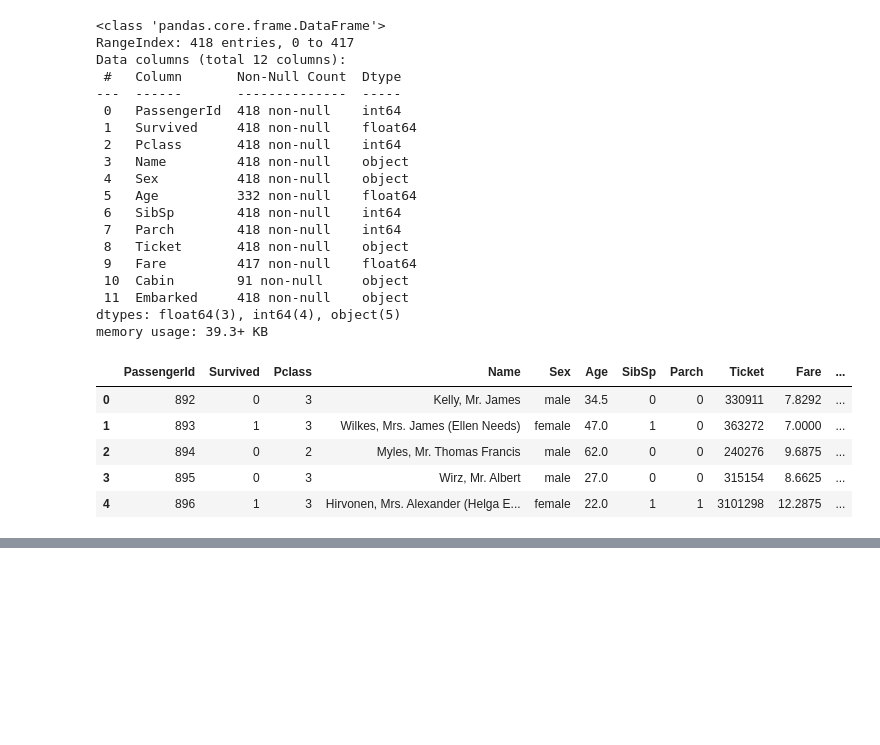
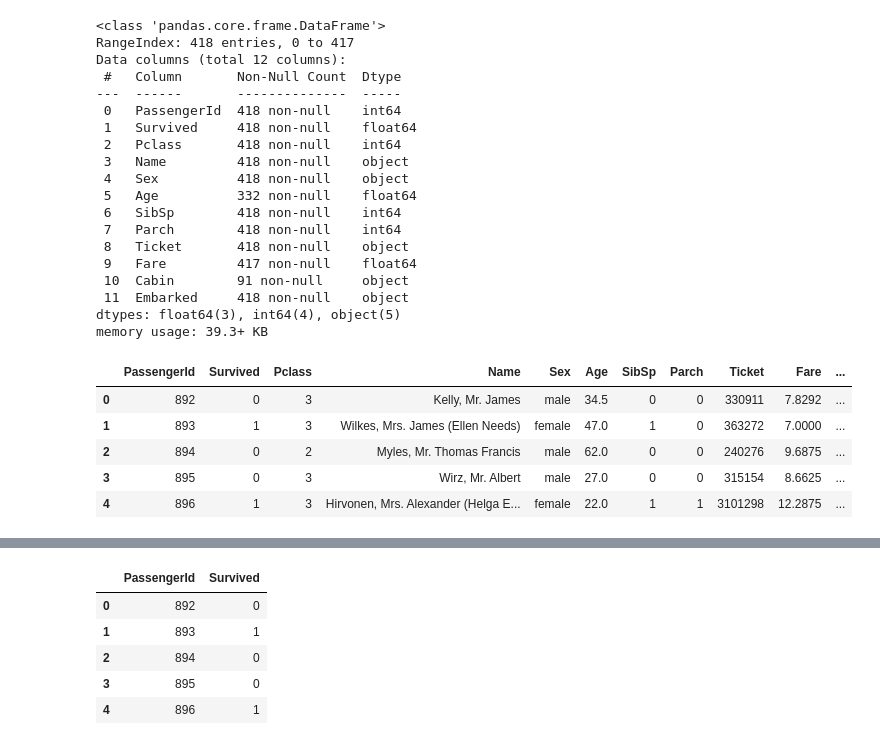
Before and after one commit to 4ix/ai_project_ml, a Jupyter notebook: model.ipynb, the cells around one changed output, grey strips where cells are left out. Drawn from its saved outputs; the diff is of its cells as text; code cells hidden in the pictures; blank space fills up the shorter version.

```diff
--- a/model.ipynb
+++ b/model.ipynb
@@ -480,3 +480,6 @@ test_copy.head()
 # %%
 # csv 파일로 저장
 test_copy.to_csv('./datas/test_survived.csv', index=None)
+# %%
+import pandas as pd
+df = pd.read_csv('./datas/test_survived.csv')
@@ -482,0 +495,11 @@ test_copy.to_csv('./datas/test_survived.csv', index=None)
+# %%
+df.drop(['Pclass', 'Name', 'Sex','Age', 'SibSp', 'Parch', 'Ticket', 'Fare','Cabin','Embarked'], axis=1, inplace=True)
+# %%
+df.head()
+# %% [output]
+|  | PassengerId | Survived |
+| 0 | 892 | 0 |
+| 1 | 893 | 1 |
+| 2 | 894 | 0 |
+| 3 | 895 | 0 |
+| 4 | 896 | 1 |
```
Also changed, not shown: parts of 2 cells of this notebook, 1 other file.
